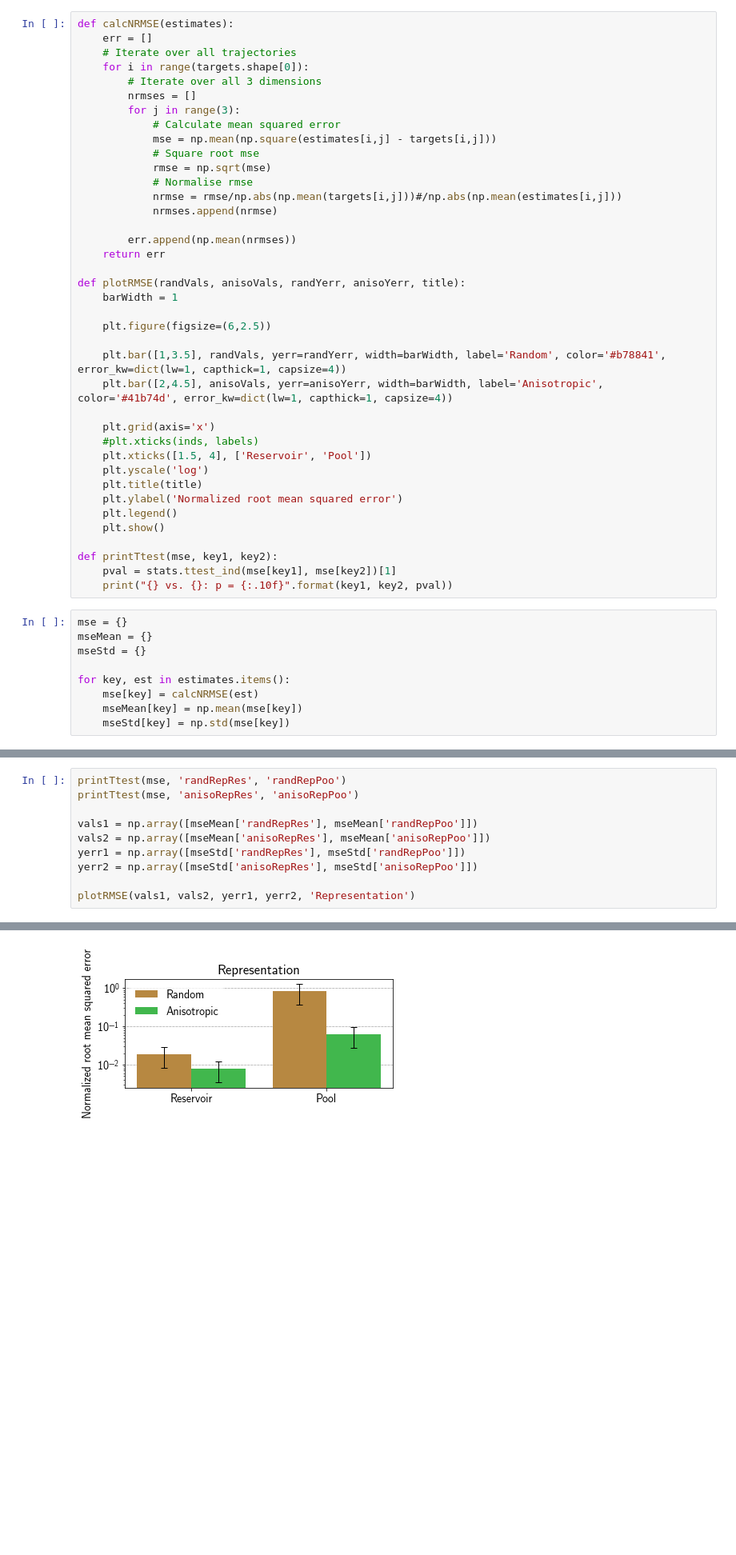
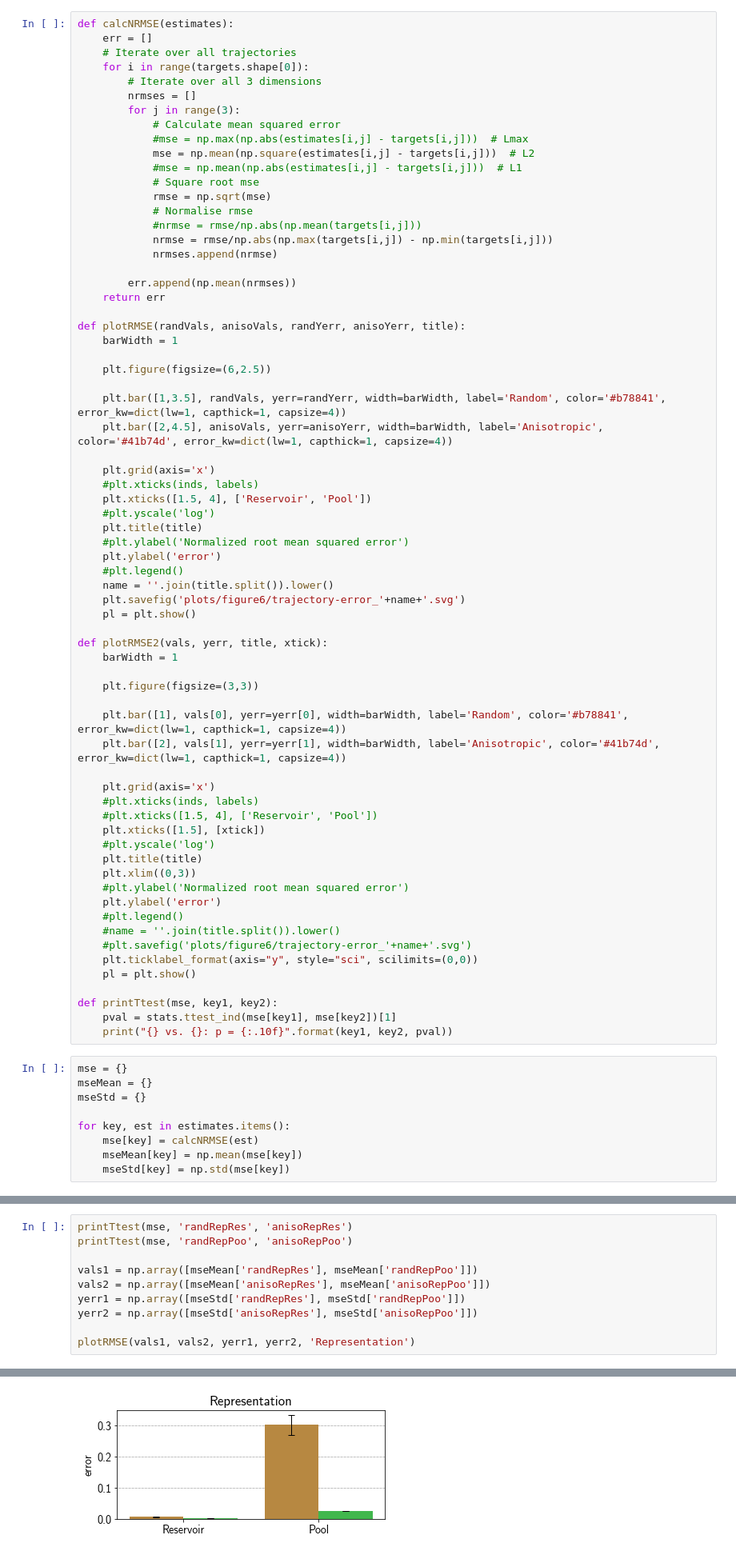
Before and after one commit to sagacitysite/pelenet, a Jupyter notebook: readout-learning_comparison.ipynb, the cells around one changed output, grey strips where cells are left out. Shown at 80% size. Drawn from its saved outputs; the diff is of its cells as text; blank space fills up the shorter version.

```diff
--- a/readout-learning_comparison.ipynb
+++ b/readout-learning_comparison.ipynb
@@ -218,11 +271,14 @@ def calcNRMSE(estimates):
         nrmses = []
         for j in range(3):
             # Calculate mean squared error
-            mse = np.mean(np.square(estimates[i,j] - targets[i,j]))
+            #mse = np.max(np.abs(estimates[i,j] - targets[i,j]))  # Lmax
+            mse = np.mean(np.square(estimates[i,j] - targets[i,j]))  # L2
+            #mse = np.mean(np.abs(estimates[i,j] - targets[i,j]))  # L1
             # Square root mse
             rmse = np.sqrt(mse)
             # Normalise rmse
-            nrmse = rmse/np.abs(np.mean(targets[i,j]))#/np.abs(np.mean(estimates[i,j]))
+            #nrmse = rmse/np.abs(np.mean(targets[i,j]))
+            nrmse = rmse/np.abs(np.max(targets[i,j]) - np.min(targets[i,j]))
             nrmses.append(nrmse)
 
         err.append(np.mean(nrmses))
@@ -239,11 +295,37 @@ def plotRMSE(randVals, anisoVals, randYerr, anisoYerr, title):
     plt.grid(axis='x')
     #plt.xticks(inds, labels)
     plt.xticks([1.5, 4], ['Reservoir', 'Pool'])
-    plt.yscale('log')
+    #plt.yscale('log')
     plt.title(title)
-    plt.ylabel('Normalized root mean squared error')
-    plt.legend()
-    plt.show()
+    #plt.ylabel('Normalized root mean squared error')
+    plt.ylabel('error')
+    #plt.legend()
+    name = ''.join(title.split()).lower()
+    plt.savefig('plots/figure6/trajectory-error_'+name+'.svg')
+    pl = plt.show()
+
+def plotRMSE2(vals, yerr, title, xtick):
+    barWidth = 1
+
+    plt.figure(figsize=(3,3))
+
+    plt.bar([1], vals[0], yerr=yerr[0], width=barWidth, label='Random', color='#b78841', error_kw=dict(lw=1, capthick=1, capsize=4))
+    plt.bar([2], vals[1], yerr=yerr[1], width=barWidth, label='Anisotropic', color='#41b74d', error_kw=dict(lw=1, capthick=1, capsize=4))
+
+    plt.grid(axis='x')
+    #plt.xticks(inds, labels)
+    #plt.xticks([1.5, 4], ['Reservoir', 'Pool'])
+    plt.xticks([1.5], [xtick])
+    #plt.yscale('log')
+    plt.title(title)
+    plt.xlim((0,3))
+    #plt.ylabel('Normalized root mean squared error')
+    plt.ylabel('error')
+    #plt.legend()
+    #name = ''.join(title.split()).lower()
+    #plt.savefig('plots/figure6/trajectory-error_'+name+'.svg')
+    plt.ticklabel_format(axis="y", style="sci", scilimits=(0,0))
+    pl = plt.show()
 
 def printTtest(mse, key1, key2):
     pval = stats.ttest_ind(mse[key1], mse[key2])[1]
@@ -260,6 +367,6 @@ for key, est in estimates.items():
 # %%
-printTtest(mse, 'randRepRes', 'randRepPoo')
-printTtest(mse, 'anisoRepRes', 'anisoRepPoo')
+printTtest(mse, 'randRepRes', 'anisoRepRes')
+printTtest(mse, 'randRepPoo', 'anisoRepPoo')
 
 vals1 = np.array([mseMean['randRepRes'], mseMean['randRepPoo']])
 vals2 = np.array([mseMean['anisoRepRes'], mseMean['anisoRepPoo']])
@@ -273,2 +380,2 @@ anisoRepRes vs. anisoRepPoo: p = 0.0020578522
-[figure, old version]
+[figure, new version]
 # %%
```
Also changed, not shown: parts of 28 cells of this notebook, 5 other files.
